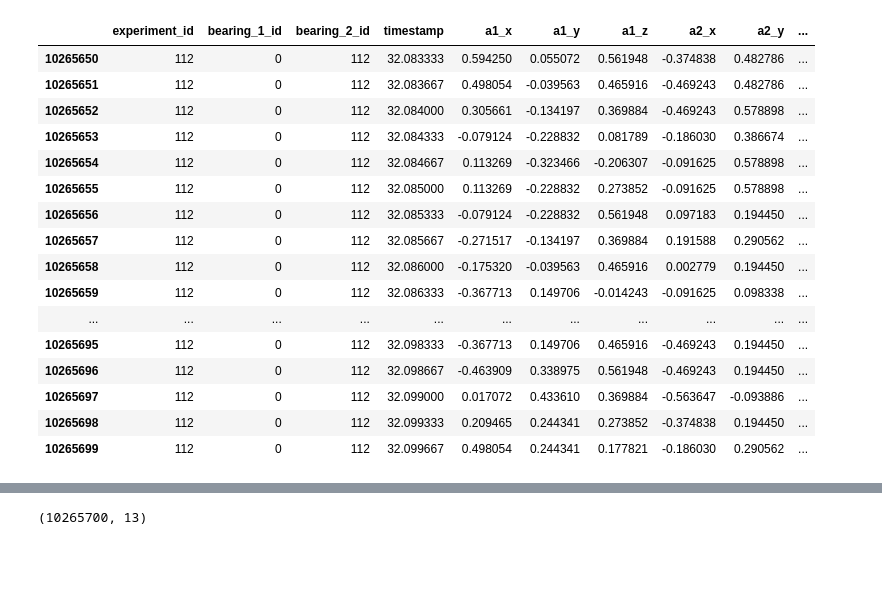
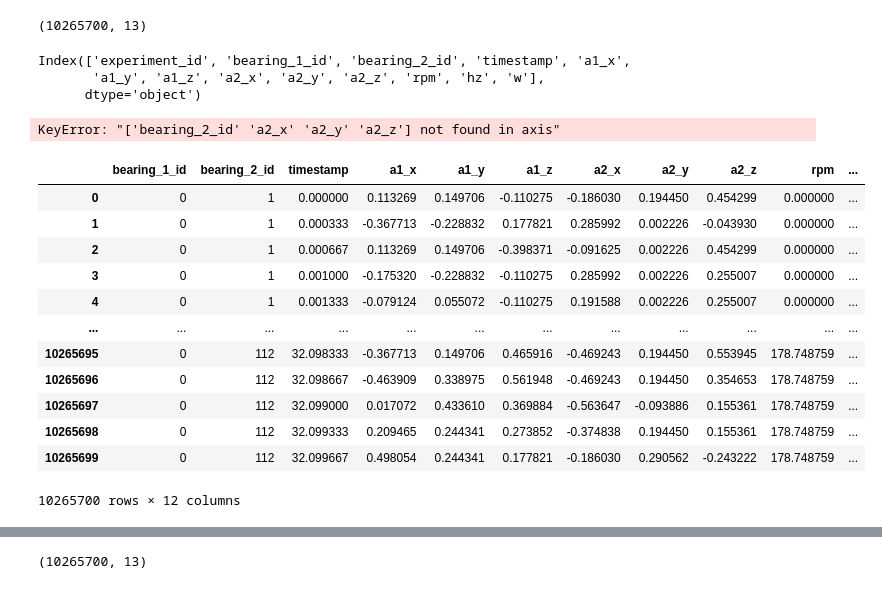
Before and after one commit to JayeshItaliya86/challenge-classification, a Jupyter notebook: bearing challenge_classification.ipynb, the cells around one changed output, grey strips where cells are left out. Saved outputs shown, nothing was run; the diff lists cells and outputs as text; code cells hidden in the pictures; blank space fills up the shorter version.

```diff
--- a/bearing challenge_classification.ipynb
+++ b/bearing challenge_classification.ipynb
@@ -15,23 +19,26 @@ style.use('seaborn')
 df_train = pd.read_csv('../challenge_classification/bearing_signals.csv', sep =",")
 df_test = pd.read_csv('../challenge_classification/bearing_classes.csv', sep =";")
 df_combine = [df_test, df_train]
-# %%
-df_train.tail(50)
-# %% [output]
-|  | experiment_id | bearing_1_id | bearing_2_id | timestamp | a1_x | a1_y | a1_z | a2_x | a2_y | ... |
-| 10265650 | 112 | 0 | 112 | 32.083333 | 0.594250 | 0.055072 | 0.561948 | -0.374838 | 0.482786 | ... |
-| 10265651 | 112 | 0 | 112 | 32.083667 | 0.498054 | -0.039563 | 0.465916 | -0.469243 | 0.482786 | ... |
-| 10265652 | 112 | 0 | 112 | 32.084000 | 0.305661 | -0.134197 | 0.369884 | -0.469243 | 0.578898 | ... |
-| 10265653 | 112 | 0 | 112 | 32.084333 | -0.079124 | -0.228832 | 0.081789 | -0.186030 | 0.386674 | ... |
-| 10265654 | 112 | 0 | 112 | 32.084667 | 0.113269 | -0.323466 | -0.206307 | -0.091625 | 0.578898 | ... |
-| 10265655 | 112 | 0 | 112 | 32.085000 | 0.113269 | -0.228832 | 0.273852 | -0.091625 | 0.578898 | ... |
-| 10265656 | 112 | 0 | 112 | 32.085333 | -0.079124 | -0.228832 | 0.561948 | 0.097183 | 0.194450 | ... |
-| 10265657 | 112 | 0 | 112 | 32.085667 | -0.271517 | -0.134197 | 0.369884 | 0.191588 | 0.290562 | ... |
-| 10265658 | 112 | 0 | 112 | 32.086000 | -0.175320 | -0.039563 | 0.465916 | 0.002779 | 0.194450 | ... |
-| 10265659 | 112 | 0 | 112 | 32.086333 | -0.367713 | 0.149706 | -0.014243 | -0.091625 | 0.098338 | ... |
-| ... | ... | ... | ... | ... | ... | ... | ... | ... | ... | ... |
-| 10265695 | 112 | 0 | 112 | 32.098333 | -0.367713 | 0.149706 | 0.465916 | -0.469243 | 0.194450 | ... |
-| 10265696 | 112 | 0 | 112 | 32.098667 | -0.463909 | 0.338975 | 0.561948 | -0.469243 | 0.194450 | ... |
-| 10265697 | 112 | 0 | 112 | 32.099000 | 0.017072 | 0.433610 | 0.369884 | -0.563647 | -0.093886 | ... |
-| 10265698 | 112 | 0 | 112 | 32.099333 | 0.209465 | 0.244341 | 0.273852 | -0.374838 | 0.194450 | ... |
-| 10265699 | 112 | 0 | 112 | 32.099667 | 0.498054 | 0.244341 | 0.177821 | -0.186030 | 0.290562 | ... |
+# %%
+df_train.shape
+# %% [output]
+(10265700, 13)
+# %%
+df_train.columns
+# %% [output]
+Index(['experiment_id', 'bearing_1_id', 'bearing_2_id', 'timestamp', 'a1_x',
+       'a1_y', 'a1_z', 'a2_x', 'a2_y', 'a2_z', 'rpm', 'hz', 'w'],
+      dtype='object')
+# %%
+df_bearing_1_xyz = df_train.drop(['bearing_2_id','a2_x','a2_y','a2_z'], axis = 1)
+df_bearing_2_xyz = df_train.drop(['bearing_1_id','a1_x','a1_y','a1_z'], axis = 1)
+
+df_bearing_1_x = df_bearing_1_xyz.drop(['bearing_2_id','a2_x','a2_y','a2_z','a1_y','a1_z'], axis = 1)
+df_bearing_1_y = df_bearing_1_xyz.drop(['bearing_2_id','a2_x','a2_y','a2_z','a1_x','a1_z'], axis = 1)
+df_bearing_1_z = df_bearing_1_xyz.drop(['bearing_2_id','a2_x','a2_y','a2_z','a1_x','a1_y'], axis = 1)
+
+df_bearing_2_x = df_bearing_2_xyz.drop(['bearing_1_id','a1_x','a1_y','a1_z','a2_y','a2_z'], axis = 1)
+df_bearing_2_y = df_bearing_2_xyz.drop(['bearing_1_id','a1_x','a1_y','a1_z','a2_x','a2_z'], axis = 1)
+df_bearing_2_z = df_bearing_2_xyz.drop(['bearing_1_id','a1_x','a1_y','a1_z','a2_x','a2_y'], axis = 1)
+# %% [output]
+KeyError: "['bearing_2_id' 'a2_x' 'a2_y' 'a2_z'] not found in axis"
@@ -37,0 +47,17 @@ df_train.tail(50)
+# %%
+df_freq = df_train.drop(['experiment_id'], axis = 1)
+df_freq
+# %% [output]
+|  | bearing_1_id | bearing_2_id | timestamp | a1_x | a1_y | a1_z | a2_x | a2_y | a2_z | rpm | ... |
+| 0 | 0 | 1 | 0.000000 | 0.113269 | 0.149706 | -0.110275 | -0.186030 | 0.194450 | 0.454299 | 0.000000 | ... |
+| 1 | 0 | 1 | 0.000333 | -0.367713 | -0.228832 | 0.177821 | 0.285992 | 0.002226 | -0.043930 | 0.000000 | ... |
+| 2 | 0 | 1 | 0.000667 | 0.113269 | 0.149706 | -0.398371 | -0.091625 | 0.002226 | 0.454299 | 0.000000 | ... |
+| 3 | 0 | 1 | 0.001000 | -0.175320 | -0.228832 | -0.110275 | 0.285992 | 0.002226 | 0.255007 | 0.000000 | ... |
+| 4 | 0 | 1 | 0.001333 | -0.079124 | 0.055072 | -0.110275 | 0.191588 | 0.002226 | 0.255007 | 0.000000 | ... |
+| ... | ... | ... | ... | ... | ... | ... | ... | ... | ... | ... | ... |
+| 10265695 | 0 | 112 | 32.098333 | -0.367713 | 0.149706 | 0.465916 | -0.469243 | 0.194450 | 0.553945 | 178.748759 | ... |
+| 10265696 | 0 | 112 | 32.098667 | -0.463909 | 0.338975 | 0.561948 | -0.469243 | 0.194450 | 0.354653 | 178.748759 | ... |
+| 10265697 | 0 | 112 | 32.099000 | 0.017072 | 0.433610 | 0.369884 | -0.563647 | -0.093886 | 0.155361 | 178.748759 | ... |
+| 10265698 | 0 | 112 | 32.099333 | 0.209465 | 0.244341 | 0.273852 | -0.374838 | 0.194450 | 0.155361 | 178.748759 | ... |
+| 10265699 | 0 | 112 | 32.099667 | 0.498054 | 0.244341 | 0.177821 | -0.186030 | 0.290562 | -0.243222 | 178.748759 | ... |
+10265700 rows × 12 columns
```
Also changed, not shown: parts of 27 cells of this notebook.
